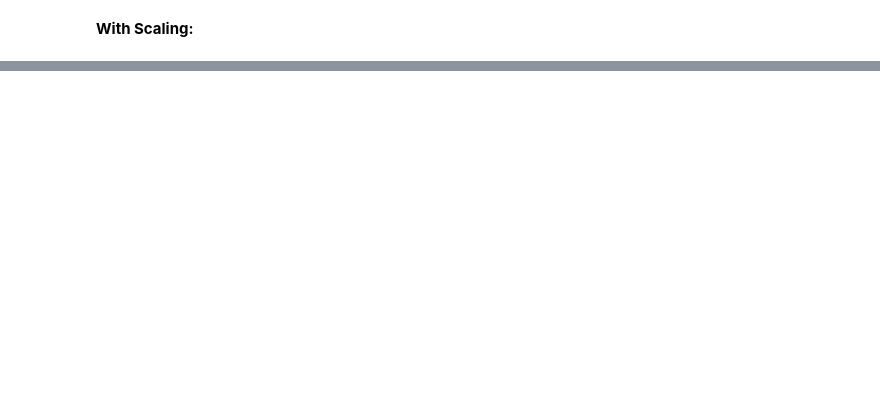
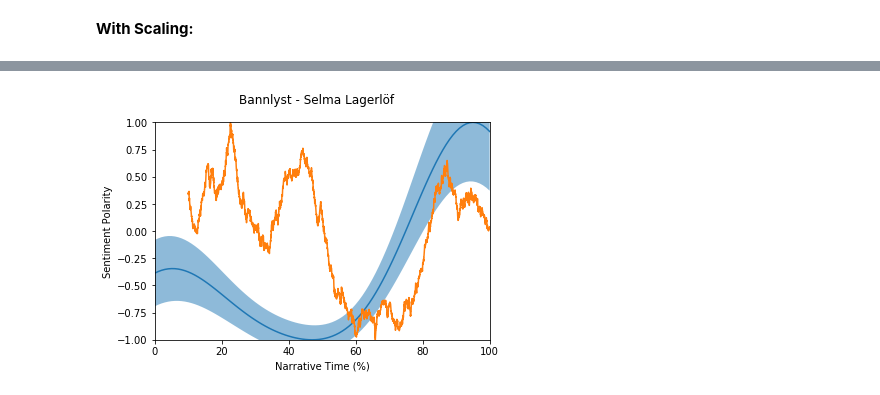
Before and after one commit to arianbarakat/pNarrative, a Jupyter notebook: README.ipynb, the cells around one changed output, grey strips where cells are left out. Drawn from its saved outputs; the diff is of its cells as text; code cells hidden in the pictures; blank space fills up the shorter version.

```diff
--- a/README.ipynb
+++ b/README.ipynb
@@ -85,0 +160,7 @@ plt.show()
+# %%
+# 3. Merged
+
+# When using the "merged" type, the narratives are automatically scaled
+book.plot_narrative(type = "merged",scale_narrative=True, plot_errors = True)
+# %% [output]
+[figure, added]
```
Also changed, not shown: parts of 21 cells of this notebook, 16 other files.
